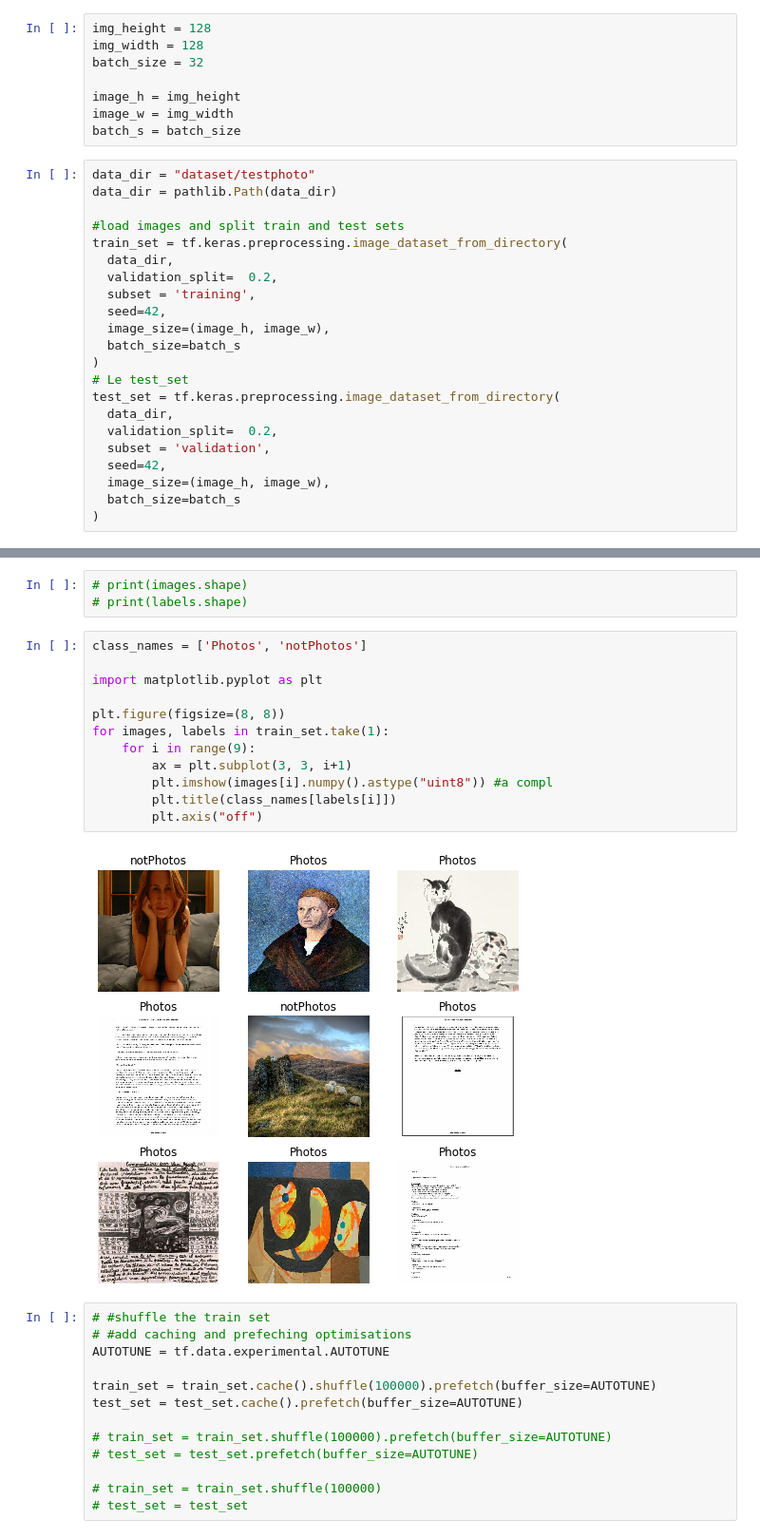
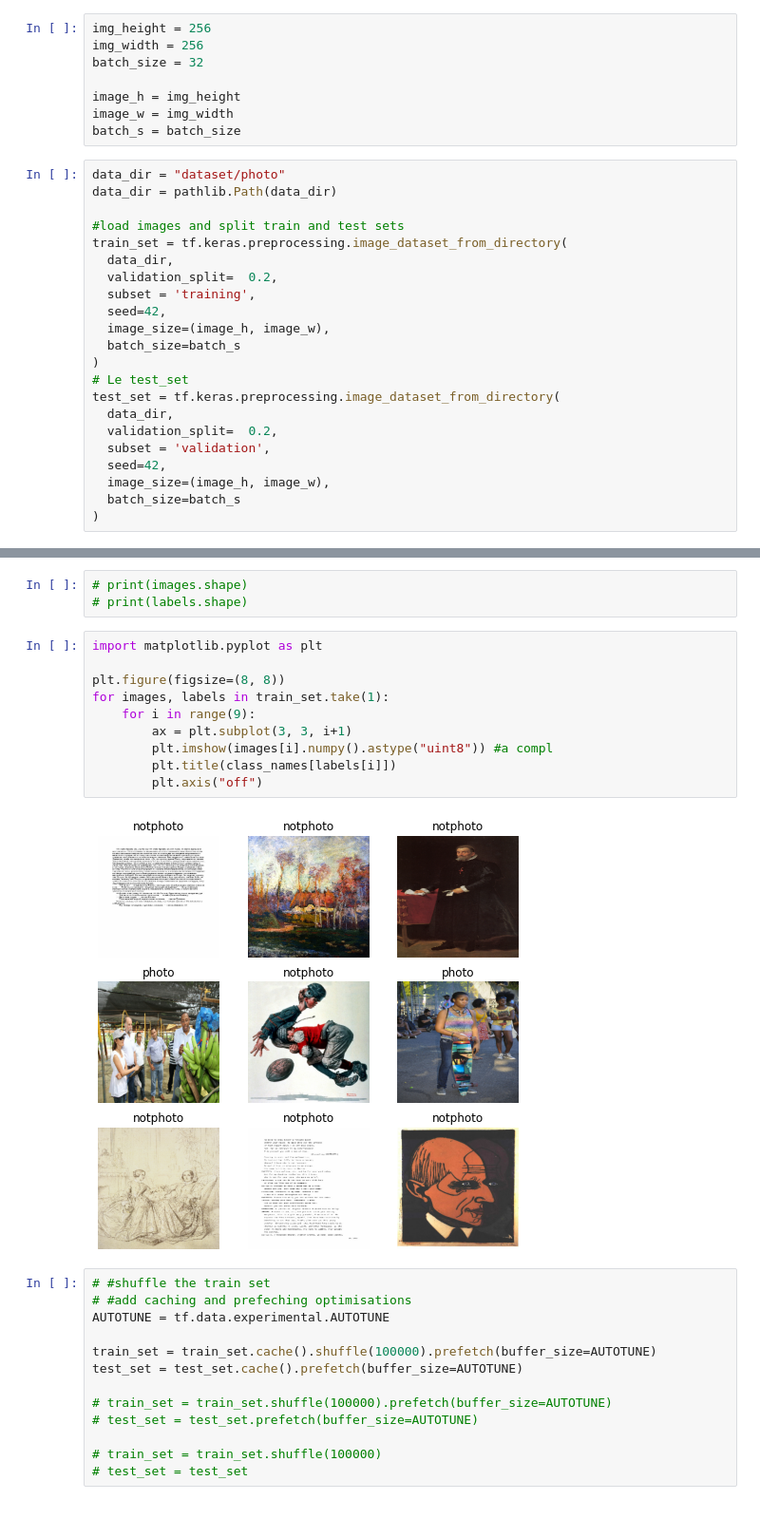
Before and after one commit to NHURTEVENT/Projet-data-science-livrable-2, a Jupyter notebook: Livrable 2.ipynb, the cells around one changed output, grey strips where cells are left out. Shown: that part at 95% size. Saved outputs shown, nothing was run; the diff lists cells and outputs as text.

Commit message:
Tried to run models with full dataset

```diff
--- a/Livrable 2.ipynb
+++ b/Livrable 2.ipynb
@@ -85,15 +84,15 @@ from PIL import Image
 import os, os.path
 import pathlib
 # %%
-img_height = 128
-img_width = 128
+img_height = 256
+img_width = 256
 batch_size = 32
 
 image_h = img_height
 image_w = img_width
 batch_s = batch_size
 # %%
-data_dir = "dataset/testphoto"
+data_dir = "dataset/photo"
 data_dir = pathlib.Path(data_dir)
 
 #load images and split train and test sets
@@ -143,19 +150,17 @@ print(train_set)
 # print(images.shape)
 # print(labels.shape)
 # %%
-class_names = ['Photos', 'notPhotos']
-
 import matplotlib.pyplot as plt
 
 plt.figure(figsize=(8, 8))
 for images, labels in train_set.take(1):
     for i in range(9):
         ax = plt.subplot(3, 3, i+1)
         plt.imshow(images[i].numpy().astype("uint8")) #a compl
         plt.title(class_names[labels[i]])
         plt.axis("off")
 # %% [output]
-[figure, old version]
+[figure, new version]
 # %%
 # #shuffle the train set
 # #add caching and prefeching optimisations
```
Also changed, not shown: parts of 76 cells of this notebook.
